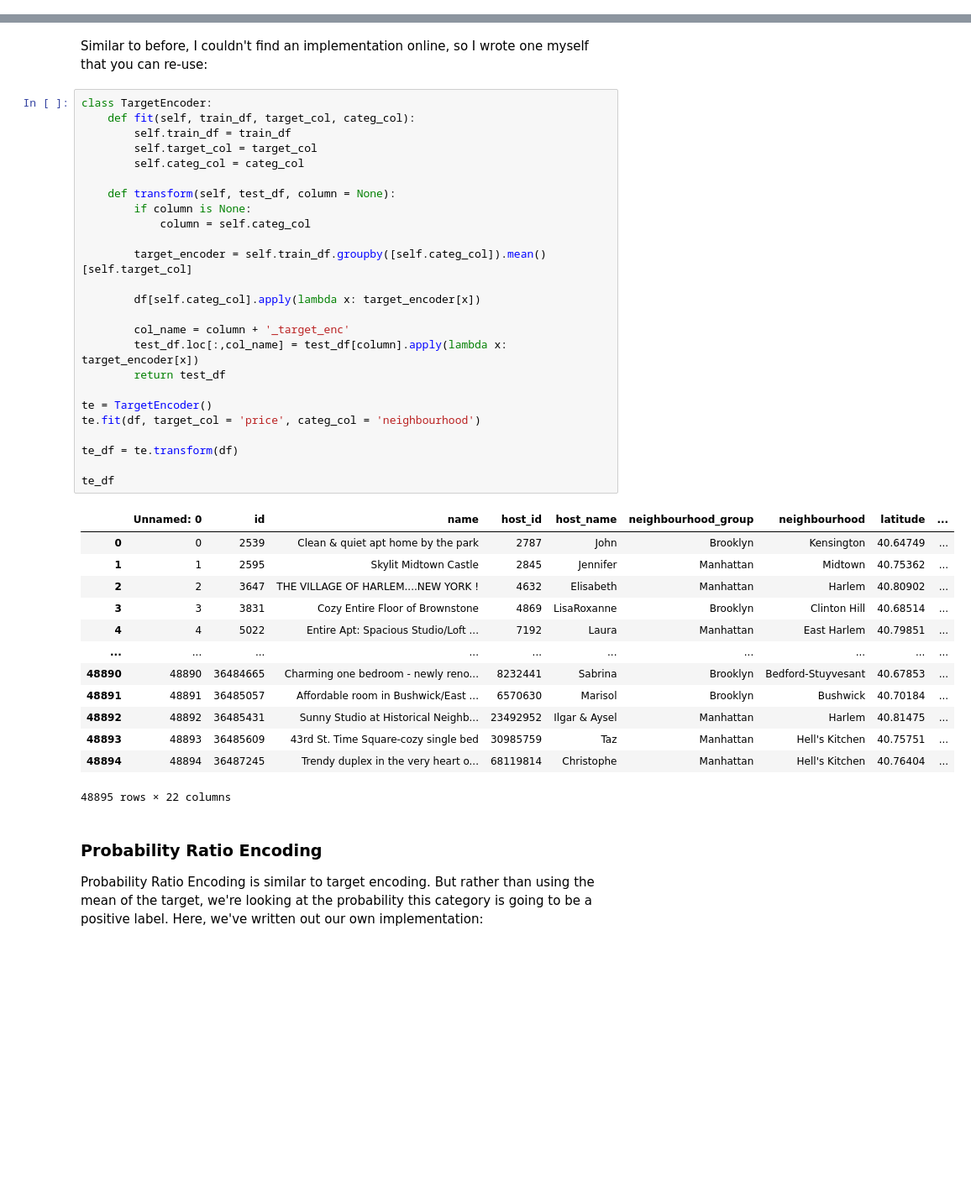
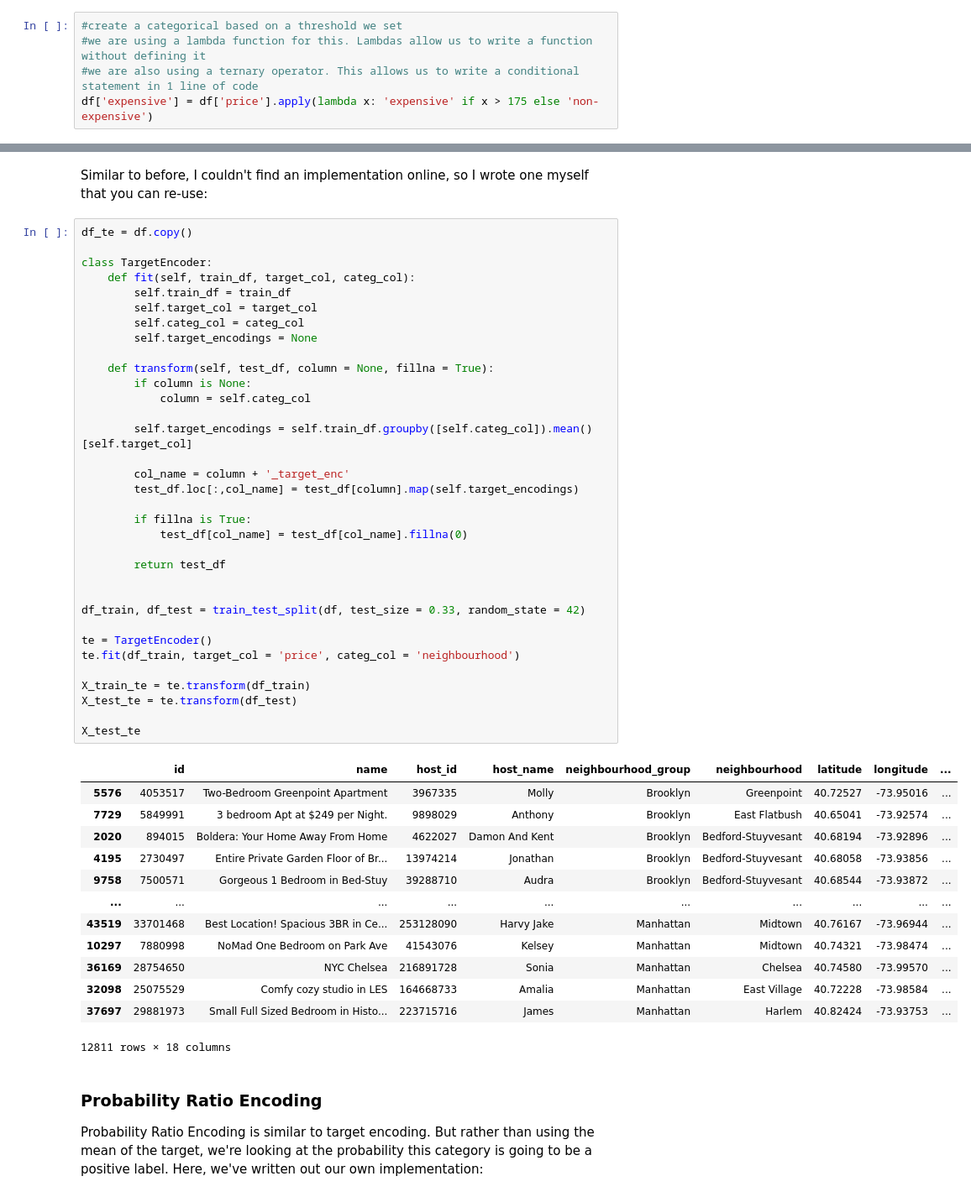
Before and after one commit to PlayingNumbers/ML_Process_Course, a Jupyter notebook: 7_feature_engineering/7_1_categorical_features/section_7_1_categorical_features.ipynb, the cells around one changed output, grey strips where cells are left out. Shown at 84% size. Drawn from its saved outputs; the diff is of its cells as text; blank space fills up the shorter version.

```diff
--- a/7_feature_engineering/7_1_categorical_features/section_7_1_categorical_features.ipynb
+++ b/7_feature_engineering/7_1_categorical_features/section_7_1_categorical_features.ipynb
@@ -35,4 +60,9 @@ The first technique we'll dive into is one hot encoding. One hot encoding is the
 ### One Categorical Variable
 
 You'll see, that this column is denoted by two values, either expensive or not expensive. Let's say we wanted to one hot encode this column, what would it look like?
+# %%
+#create a categorical based on a threshold we set
+#we are using a lambda function for this. Lambdas allow us to write a function without defining it
+#we are also using a ternary operator. This allows us to write a conditional statement in 1 line of code
+df['expensive'] = df['price'].apply(lambda x: 'expensive' if x > 175 else 'non-expensive')
 # %%
@@ -236,44 +254,53 @@ Name: price, Length: 221, dtype: float64
 # %% [markdown]
 Similar to before, I couldn't find an implementation online, so I wrote one myself that you can re-use:
 # %%
+df_te = df.copy()
+
 class TargetEncoder:
     def fit(self, train_df, target_col, categ_col):
         self.train_df = train_df
         self.target_col = target_col
         self.categ_col = categ_col
+        self.target_encodings = None
 
-    def transform(self, test_df, column = None):
+    def transform(self, test_df, column = None, fillna = True):
         if column is None:
             column = self.categ_col
 
-        target_encoder = self.train_df.groupby([self.categ_col]).mean()[self.target_col]
-
-        df[self.categ_col].apply(lambda x: target_encoder[x])
+        self.target_encodings = self.train_df.groupby([self.categ_col]).mean()[self.target_col]
 
         col_name = column + '_target_enc'
-        test_df.loc[:,col_name] = test_df[column].apply(lambda x: target_encoder[x])
+        test_df.loc[:,col_name] = test_df[column].map(self.target_encodings)
+
+        if fillna is True:
+            test_df[col_name] = test_df[col_name].fillna(0)
+
         return test_df
 
+
+df_train, df_test = train_test_split(df, test_size = 0.33, random_state = 42)
+
 te = TargetEncoder()
-te.fit(df, target_col = 'price', categ_col = 'neighbourhood')
+te.fit(df_train, target_col = 'price', categ_col = 'neighbourhood')
 
-te_df = te.transform(df)
+X_train_te = te.transform(df_train)
+X_test_te = te.transform(df_test)
 
-te_df
+X_test_te
 # %% [output]
-|  | Unnamed: 0 | id | name | host_id | host_name | neighbourhood_group | neighbourhood | latitude | ... |
-| 0 | 0 | 2539 | Clean & quiet apt home by the park | 2787 | John | Brooklyn | Kensington | 40.64749 | ... |
-| 1 | 1 | 2595 | Skylit Midtown Castle | 2845 | Jennifer | Manhattan | Midtown | 40.75362 | ... |
-| 2 | 2 | 3647 | THE VILLAGE OF HARLEM....NEW YORK ! | 4632 | Elisabeth | Manhattan | Harlem | 40.80902 | ... |
-| 3 | 3 | 3831 | Cozy Entire Floor of Brownstone | 4869 | LisaRoxanne | Brooklyn | Clinton Hill | 40.68514 | ... |
-| 4 | 4 | 5022 | Entire Apt: Spacious Studio/Loft ... | 7192 | Laura | Manhattan | East Harlem | 40.79851 | ... |
+|  | id | name | host_id | host_name | neighbourhood_group | neighbourhood | latitude | longitude | ... |
+| 5576 | 4053517 | Two-Bedroom Greenpoint Apartment | 3967335 | Molly | Brooklyn | Greenpoint | 40.72527 | -73.95016 | ... |
+| 7729 | 5849991 | 3 bedroom Apt at $249 per Night. | 9898029 | Anthony | Brooklyn | East Flatbush | 40.65041 | -73.92574 | ... |
+| 2020 | 894015 | Boldera: Your Home Away From Home | 4622027 | Damon And Kent | Brooklyn | Bedford-Stuyvesant | 40.68194 | -73.92896 | ... |
+| 4195 | 2730497 | Entire Private Garden Floor of Br... | 13974214 | Jonathan | Brooklyn | Bedford-Stuyvesant | 40.68058 | -73.93856 | ... |
+| 9758 | 7500571 | Gorgeous 1 Bedroom in Bed-Stuy | 39288710 | Audra | Brooklyn | Bedford-Stuyvesant | 40.68544 | -73.93872 | ... |
 | ... | ... | ... | ... | ... | ... | ... | ... | ... | ... |
-| 48890 | 48890 | 36484665 | Charming one bedroom - newly reno... | 8232441 | Sabrina | Brooklyn | Bedford-Stuyvesant | 40.67853 | ... |
-| 48891 | 48891 | 36485057 | Affordable room in Bushwick/East ... | 6570630 | Marisol | Brooklyn | Bushwick | 40.70184 | ... |
-| 48892 | 48892 | 36485431 | Sunny Studio at Historical Neighb... | 23492952 | Ilgar & Aysel | Manhattan | Harlem | 40.81475 | ... |
-| 48893 | 48893 | 36485609 | 43rd St. Time Square-cozy single bed | 30985759 | Taz | Manhattan | Hell's Kitchen | 40.75751 | ... |
-| 48894 | 48894 | 36487245 | Trendy duplex in the very heart o... | 68119814 | Christophe | Manhattan | Hell's Kitchen | 40.76404 | ... |
+| 43519 | 33701468 | Best Location! Spacious 3BR in Ce... | 253128090 | Harvy Jake | Manhattan | Midtown | 40.76167 | -73.96944 | ... |
+| 10297 | 7880998 | NoMad One Bedroom on Park Ave | 41543076 | Kelsey | Manhattan | Midtown | 40.74321 | -73.98474 | ... |
+| 36169 | 28754650 | NYC Chelsea | 216891728 | Sonia | Manhattan | Chelsea | 40.74580 | -73.99570 | ... |
+| 32098 | 25075529 | Comfy cozy studio in LES | 164668733 | Amalia | Manhattan | East Village | 40.72228 | -73.98584 | ... |
+| 37697 | 29881973 | Small Full Sized Bedroom in Histo... | 223715716 | James | Manhattan | Harlem | 40.82424 | -73.93753 | ... |
-48895 rows × 22 columns
+12811 rows × 18 columns
 # %% [markdown]
 ### Probability Ratio Encoding
 
```
Also changed, not shown: parts of 38 cells of this notebook.
